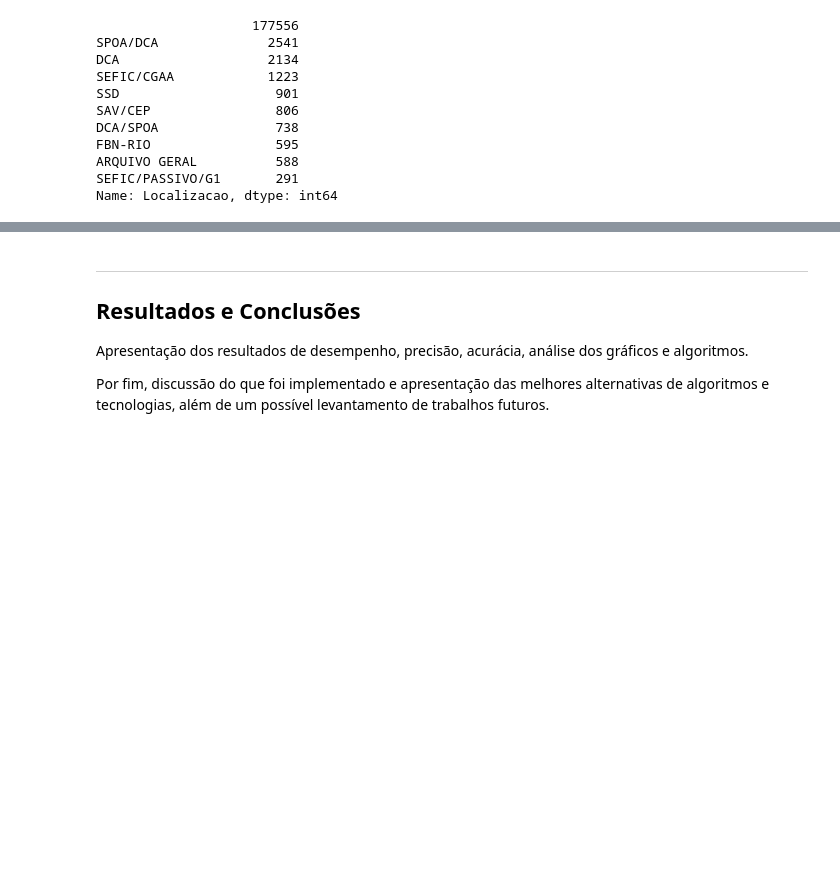
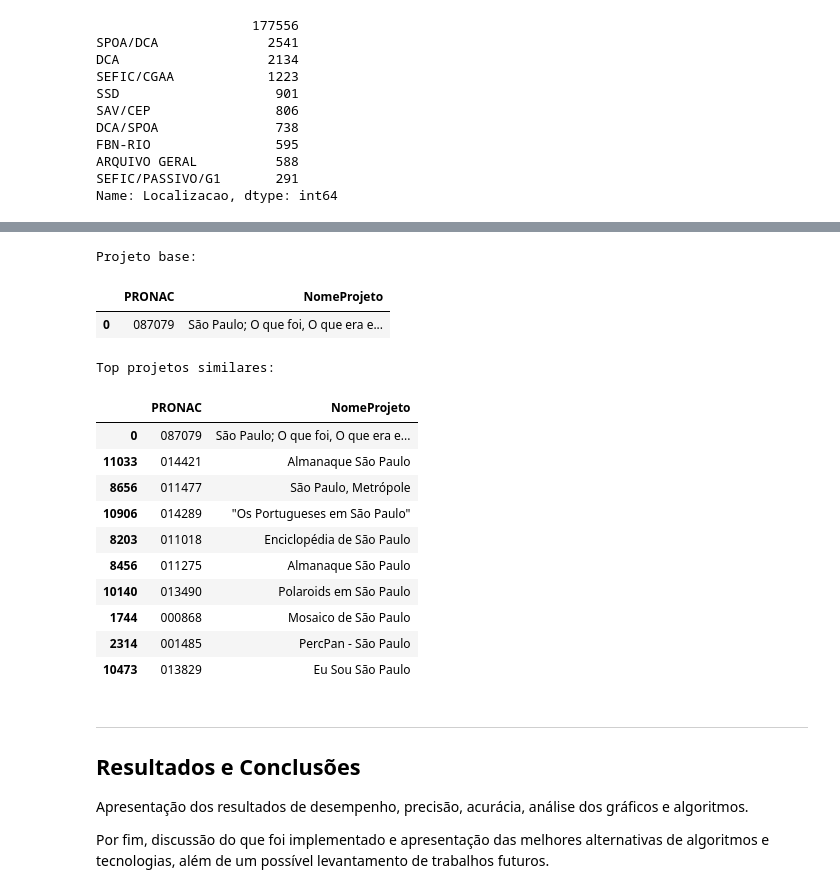
Before and after one commit to lappis-unb/salic-ml, a Jupyter notebook: notebooks/report/textual_features.ipynb, the cells around one changed output, grey strips where cells are left out. Drawn from its saved outputs; the diff is of its cells as text; code cells hidden in the pictures; blank space fills up the shorter version.

```diff
--- a/notebooks/report/textual_features.ipynb
+++ b/notebooks/report/textual_features.ipynb
@@ -454,3 +743,21 @@ Explicação de o que será explorado. Se necessário, quebrar o desenvolvimento
+# %%
+neighbors('087079')
+# %% [output]
+Projeto base:
+|  | PRONAC | NomeProjeto |
+| 0 | 087079 | São Paulo; O que foi, O que era e... |
+Top projetos similares:
+|  | PRONAC | NomeProjeto |
+| 0 | 087079 | São Paulo; O que foi, O que era e... |
+| 11033 | 014421 | Almanaque São Paulo |
+| 8656 | 011477 | São Paulo, Metrópole |
+| 10906 | 014289 | "Os Portugueses em São Paulo" |
+| 8203 | 011018 | Enciclopédia de São Paulo |
+| 8456 | 011275 | Almanaque São Paulo |
+| 10140 | 013490 | Polaroids em São Paulo |
+| 1744 | 000868 | Mosaico de São Paulo |
+| 2314 | 001485 | PercPan - São Paulo |
+| 10473 | 013829 | Eu Sou São Paulo |
 # %% [markdown]
 ---
 ## Resultados e Conclusões
```
Also changed, not shown: parts of 58 cells of this notebook.
